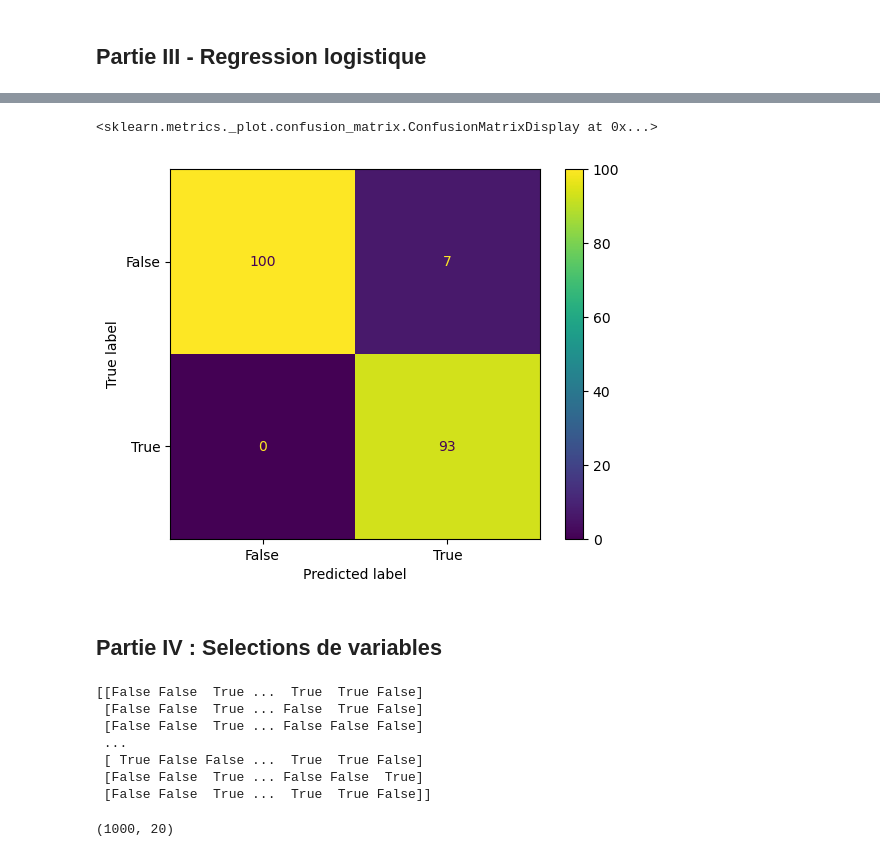
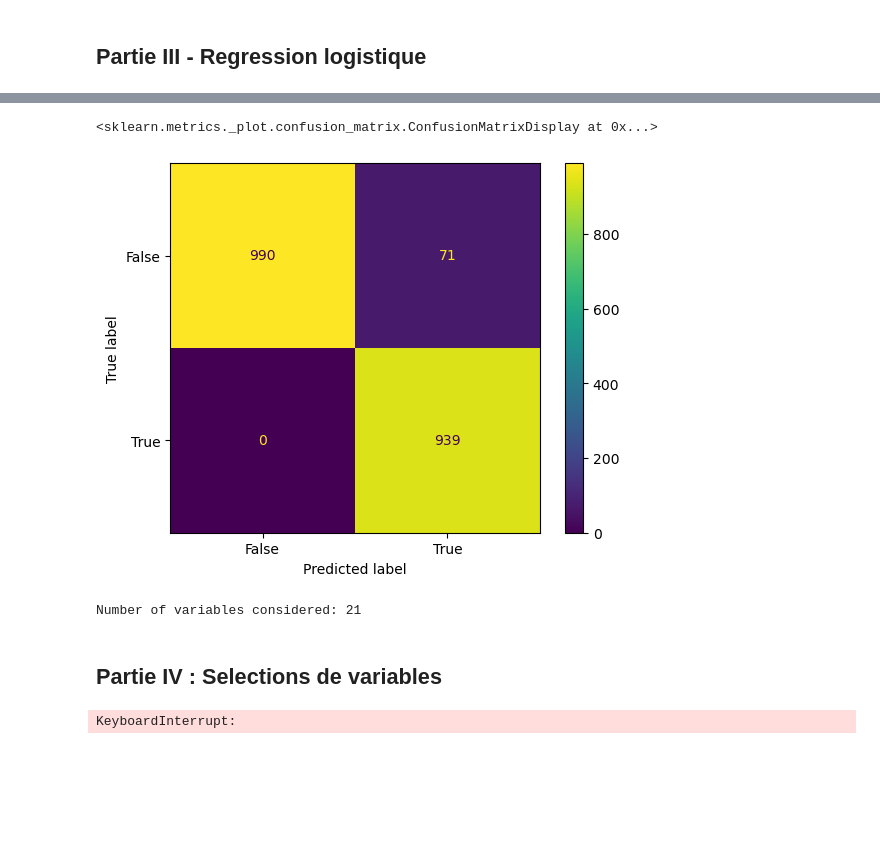
Before and after one commit to Alexis-Barrau/python_ensae, a Jupyter notebook: Scripts/Script first analysis.ipynb, the cells around one changed output, grey strips where cells are left out. Saved outputs shown, nothing was run; the diff lists cells and outputs as text; code cells hidden in the pictures; blank space fills up the shorter version.

```diff
--- a/Scripts/Script first analysis.ipynb
+++ b/Scripts/Script first analysis.ipynb
@@ -236,0 +211,14 @@ plt.show()
+# %%
+from sklearn.model_selection import GridSearchCV
+
+params= { 'C':np.linspace(0.001, 5, 50) }
+gs = GridSearchCV(estimator=SVC( C=params, random_state=3),
+                   param_grid=params,
+                   cv=5)
+
+gs.fit(X_train, y_train)
+
+#Calcule accuracy du meilleur model trouvé par grid search sur le sample choisi
+print(gs.best_params_)
+print(gs.score(X_train, y_train))
+print(gs.score(X_test, y_test))
@@ -237,5 +229,5 @@ plt.show()
 # %%
-clf = SVC( C=1)
+clf = SVC( C=gs.best_params_['C'], random_state=3)
 clf.fit(X_train, y_train)
 y_pred = clf.predict(X_test)
 
@@ -315,16 +343,17 @@ print(results_df[['params', 'mean_test_score', 'std_test_score']])
 # %%
-# On refait meme process en jouant en + sur le paramètre de penalty et le tol
+# On refait meme process en jouant en + sur le critère de penalty et le tol
 # tol = tolerance for stopping criteria. It defines the stopping criterion for the solver to converge to a solution.
-params= { 'C':np.linspace(0.1, 20, 50), 'penalty': ['l1','l2'],'tol': [0.01,0.1,1,10] }
+
+params= { 'C':np.linspace(0.001, 5, 50),'tol': [0.01, 0.1, 1, 10] }
 
 
-gs = GridSearchCV(estimator=lr,
+gs = GridSearchCV(estimator=LogisticRegression(random_state=3, penalty ="l1",  solver='liblinear'),
                    param_grid=params,
                    cv=5)
 
 gs.fit(X_train, y_train)
 
-# This line calculates the accuracy of the best model found by the grid search on the specified sample
+# calcule accuracy du meilleur model trouvé par grid search sur le sample choisi
 print(gs.best_params_)
 print(gs.score(X_train, y_train))
 print(gs.score(X_test, y_test))
@@ -335,12 +363,0 @@ print(gs.score(X_test, y_test))
-# %%
-acc_train, acc_test = list(), list()
-C_range = np.linspace(0.1, 20, 50)
-for param in C_range:
-    clf = LogisticRegression(penalty='l1', dual=False, tol=0.01, C=param, fit_intercept=True,
-                   intercept_scaling=1, class_weight=None, random_state=3, solver='liblinear',
-                   max_iter=100, multi_class='auto', verbose=0, warm_start=False, n_jobs=None,
-                   l1_ratio=None)
-
-    clf.fit(X_train, y_train)
-    acc_train.append(clf.score(X_train, y_train))
-    acc_test.append(clf.score(X_test, y_test))
@@ -364,48 +364,44 @@ plt.show()
 # %%
-clf = LogisticRegression(penalty='l1', dual=False, tol=0.01, C=0.1, fit_intercept=True,
-                   intercept_scaling=1, class_weight=None, random_state=3, solver='liblinear',
-                   max_iter=100, multi_class='auto', verbose=0, warm_start=False, n_jobs=None,
-                   l1_ratio=None)
+clf = LogisticRegression( tol=gs.best_params_['tol'], C=gs.best_params_['C'], random_state=3,
+                         penalty ="l1", solver='liblinear')
 
 clf.fit(X_train, y_train)
 y_pred = clf.predict(X_test)
 
 
 cm= confusion_matrix(y_test, y_pred)
 disp = ConfusionMatrixDisplay(
             confusion_matrix=cm,
             display_labels=clf.classes_
        )
 disp.plot()
 # %% [output]
 <sklearn.metrics._plot.confusion_matrix.ConfusionMatrixDisplay at 0x...>
-[figure, old version]
+[figure, new version]
+# %%
+num_variables = np.sum(np.abs(clf.coef_) > 1e-10)
+print("Number of variables considered:", num_variables)
+# %% [output]
+Number of variables considered: 21
 # %% [markdown]
 ## Partie IV : Selections de variables
-# %%
-print(X[:100])
-# %% [output]
-[[False False  True ...  True  True False]
- [False False  True ... False  True False]
- [False False  True ... False False False]
- ...
- [ True False False ...  True  True False]
- [False False  True ... False False  True]
- [False False  True ...  True  True False]]
 # %%
 from sklearn.linear_model import LassoCV
 from sklearn.feature_selection import SelectFromModel
 
+#  Lasso linear model with cross-validated selection of the regularization parameter (alpha) to find the optimal
 clf = LassoCV()
+clf.fit(X, y)
 
-# Je m'impose un maximum 20 features
-sfm = SelectFromModel(clf, prefit=False, max_features=20)
+# Je m'impose un maximum de 10 features selectionnées
+sfm = SelectFromModel(clf, prefit=False, max_features=10)
 
 sfm.fit(X,y)
 X_transform = sfm.transform(X)
-print(X_transform.shape)
+print("Transformed data shape:", X_transform.shape)
+print("Original data shape:", X.shape)
 # %% [output]
-(1000, 20)
+KeyboardInterrupt:
 # %%
 from sklearn.linear_model import LogisticRegression
 
```
Also changed, not shown: parts of 20 cells of this notebook.
